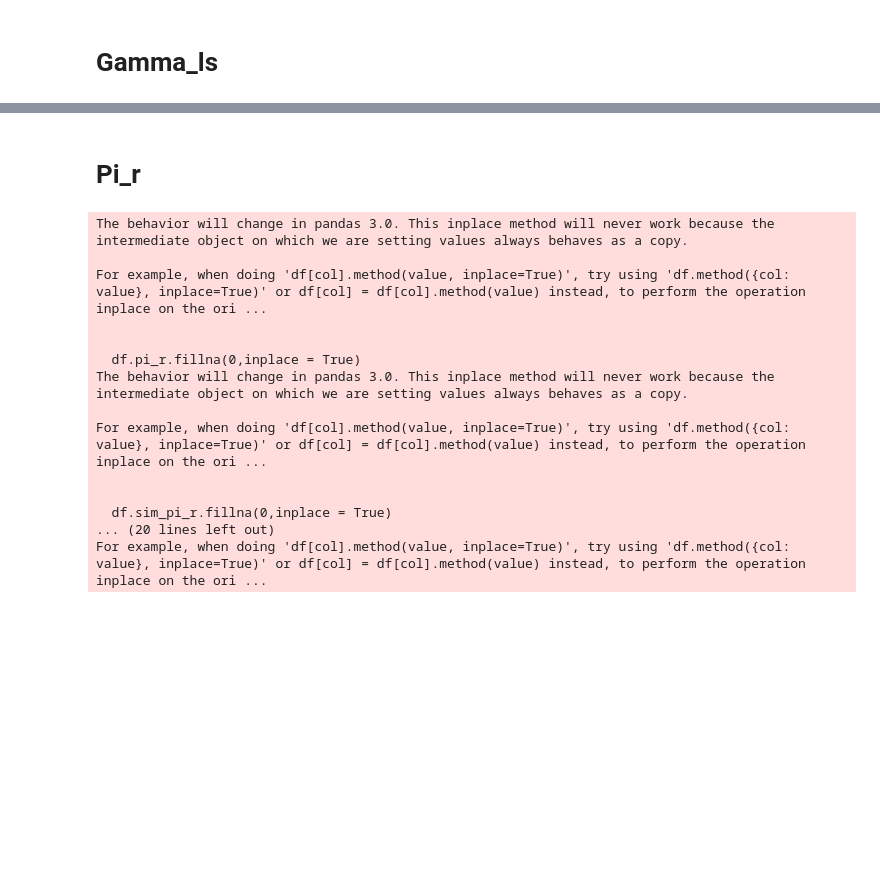
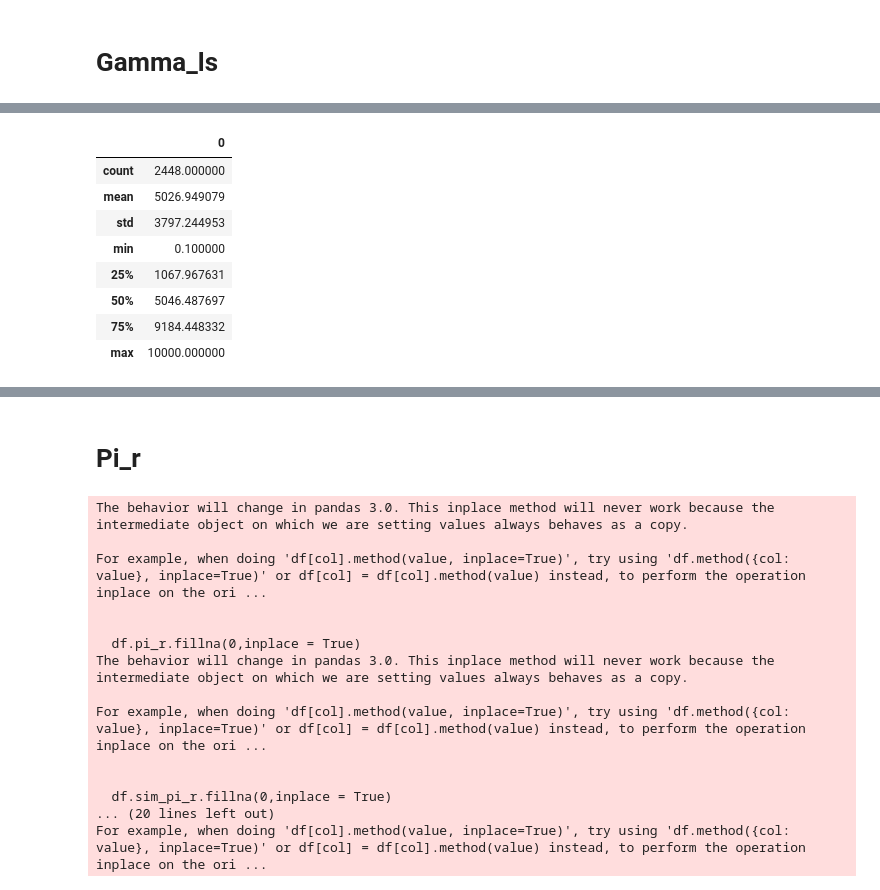
Before and after one commit to SwannChelly/SMM_Spatial_Comovement, a Jupyter notebook: analysis.ipynb, the cells around one changed output, grey strips where cells are left out. Saved outputs shown, nothing was run; the diff lists cells and outputs as text; code cells hidden in the pictures; blank space fills up the shorter version.

```diff
--- a/analysis.ipynb
+++ b/analysis.ipynb
@@ -396,0 +482,12 @@ max          5.513672e-01            0.437642
+# %%
+pd.DataFrame(unpack_params(best_params[:,K])['T']).describe()
+# %% [output]
+|  | 0 |
+| count | 2448.000000 |
+| mean | 5026.949079 |
+| std | 3797.244953 |
+| min | 0.100000 |
+| 25% | 1067.967631 |
+| 50% | 5046.487697 |
+| 75% | 9184.448332 |
+| max | 10000.000000 |
```
Also changed, not shown: parts of 11 cells of this notebook, 21 other files.
